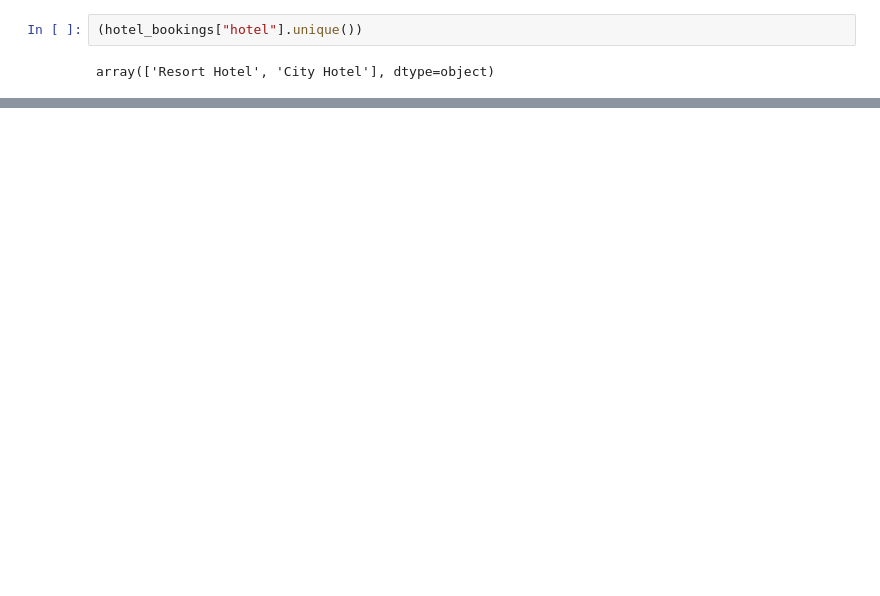
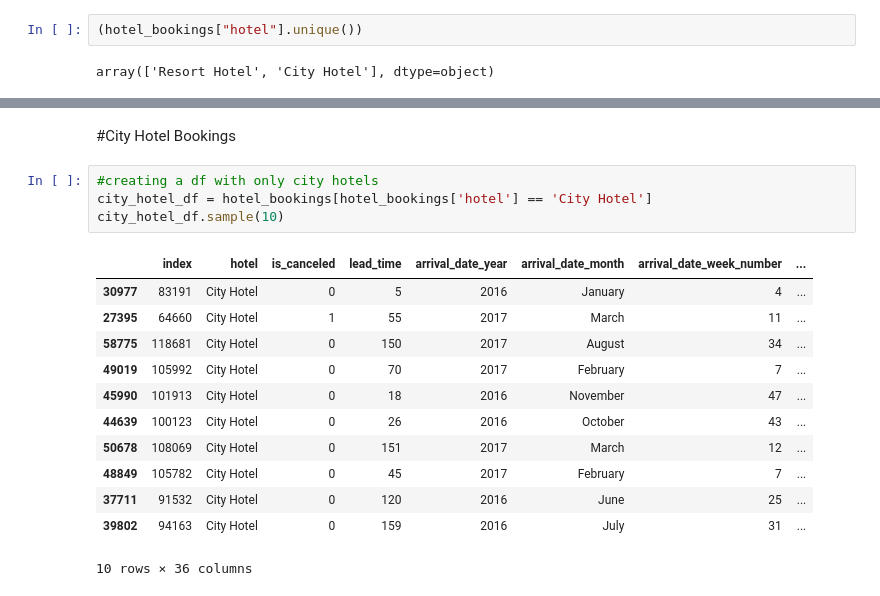
Before and after one commit to pin164/project_1, a Jupyter notebook: Untitled.ipynb, the cells around one changed output, grey strips where cells are left out. Drawn from its saved outputs; the diff is of its cells as text; blank space fills up the shorter version.

```diff
--- a/Untitled.ipynb
+++ b/Untitled.ipynb
@@ -26,0 +172,19 @@ array(['Direct', 'Corporate', 'Online TA', 'Offline TA/TO',
+# %% [markdown]
+#City Hotel Bookings
+# %%
+#creating a df with only city hotels
+city_hotel_df = hotel_bookings[hotel_bookings['hotel'] == 'City Hotel']
+city_hotel_df.sample(10)
+# %% [output]
+|  | index | hotel | is_canceled | lead_time | arrival_date_year | arrival_date_month | arrival_date_week_number | ... |
+| 30977 | 83191 | City Hotel | 0 | 5 | 2016 | January | 4 | ... |
+| 27395 | 64660 | City Hotel | 1 | 55 | 2017 | March | 11 | ... |
+| 58775 | 118681 | City Hotel | 0 | 150 | 2017 | August | 34 | ... |
+| 49019 | 105992 | City Hotel | 0 | 70 | 2017 | February | 7 | ... |
+| 45990 | 101913 | City Hotel | 0 | 18 | 2016 | November | 47 | ... |
+| 44639 | 100123 | City Hotel | 0 | 26 | 2016 | October | 43 | ... |
+| 50678 | 108069 | City Hotel | 0 | 151 | 2017 | March | 12 | ... |
+| 48849 | 105782 | City Hotel | 0 | 45 | 2017 | February | 7 | ... |
+| 37711 | 91532 | City Hotel | 0 | 120 | 2016 | June | 25 | ... |
+| 39802 | 94163 | City Hotel | 0 | 159 | 2016 | July | 31 | ... |
+10 rows × 36 columns
```
Also changed, not shown: parts of 13 cells of this notebook, 5 other files.
